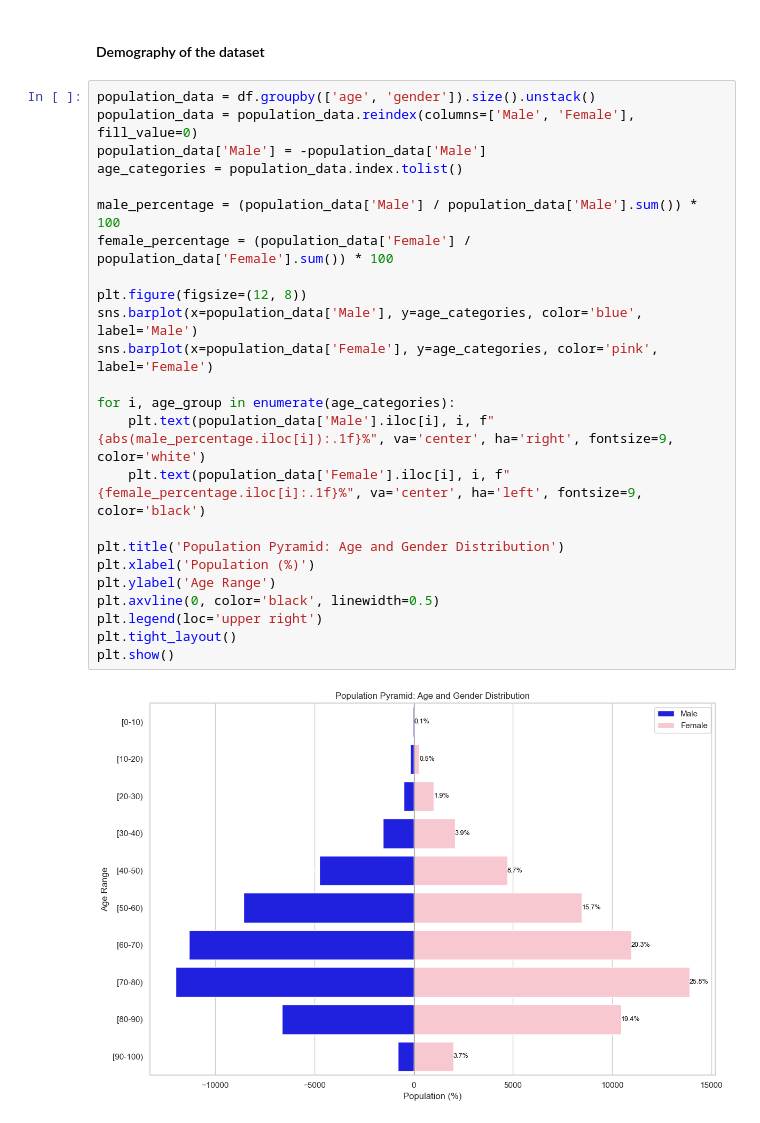
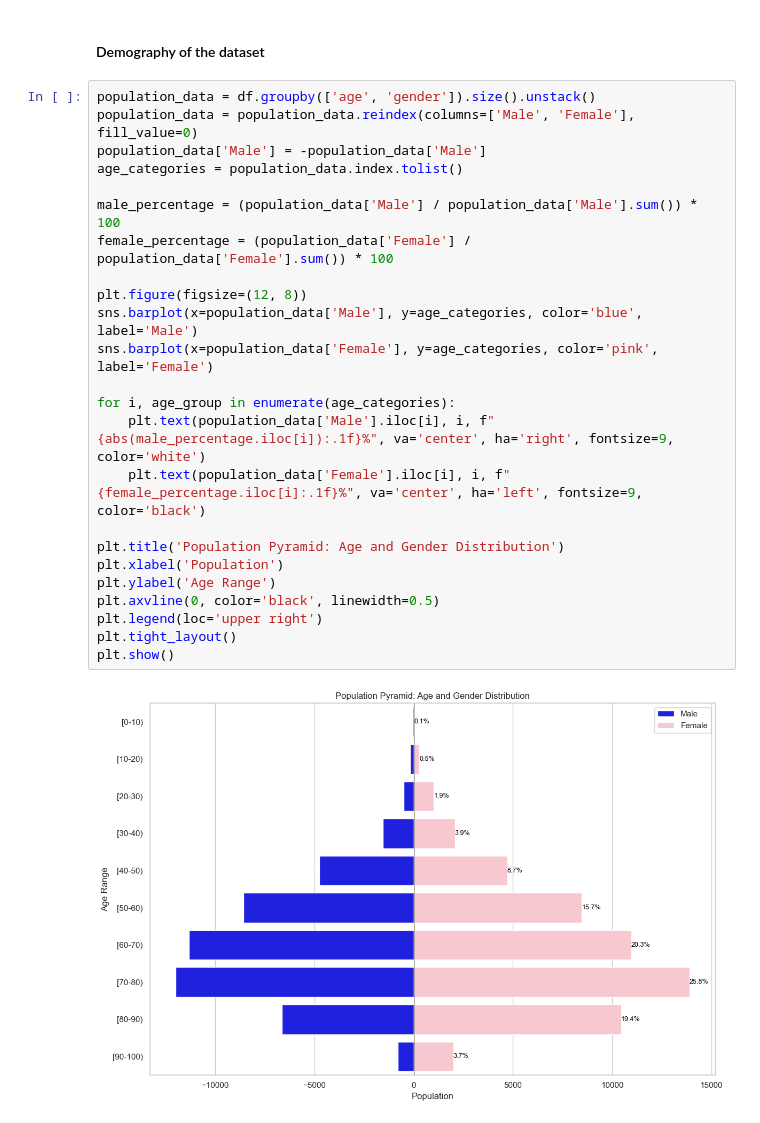
Before and after one commit to SzymonChirowski242621/diabetic-care-analysis, a Jupyter notebook: main.ipynb, the cells around one changed output. Drawn from its saved outputs; the diff is of its cells as text.

```diff
--- a/main.ipynb
+++ b/main.ipynb
@@ -355,26 +355,26 @@ df["admission_source"] = df["admission_source"].fillna("Unknown")
 # %%
 population_data = df.groupby(['age', 'gender']).size().unstack()
 population_data = population_data.reindex(columns=['Male', 'Female'], fill_value=0)
 population_data['Male'] = -population_data['Male']
 age_categories = population_data.index.tolist()
 
 male_percentage = (population_data['Male'] / population_data['Male'].sum()) * 100
 female_percentage = (population_data['Female'] / population_data['Female'].sum()) * 100
 
 plt.figure(figsize=(12, 8))
 sns.barplot(x=population_data['Male'], y=age_categories, color='blue', label='Male')
 sns.barplot(x=population_data['Female'], y=age_categories, color='pink', label='Female')
 
 for i, age_group in enumerate(age_categories):
     plt.text(population_data['Male'].iloc[i], i, f"{abs(male_percentage.iloc[i]):.1f}%", va='center', ha='right', fontsize=9, color='white')
     plt.text(population_data['Female'].iloc[i], i, f"{female_percentage.iloc[i]:.1f}%", va='center', ha='left', fontsize=9, color='black')
 
 plt.title('Population Pyramid: Age and Gender Distribution')
-plt.xlabel('Population (%)')
+plt.xlabel('Population')
 plt.ylabel('Age Range')
 plt.axvline(0, color='black', linewidth=0.5)
 plt.legend(loc='upper right')
 plt.tight_layout()
 plt.show()
 # %% [output]
-[figure, old version]
+[figure, new version]
```
Also changed, not shown: parts of 25 cells of this notebook.
